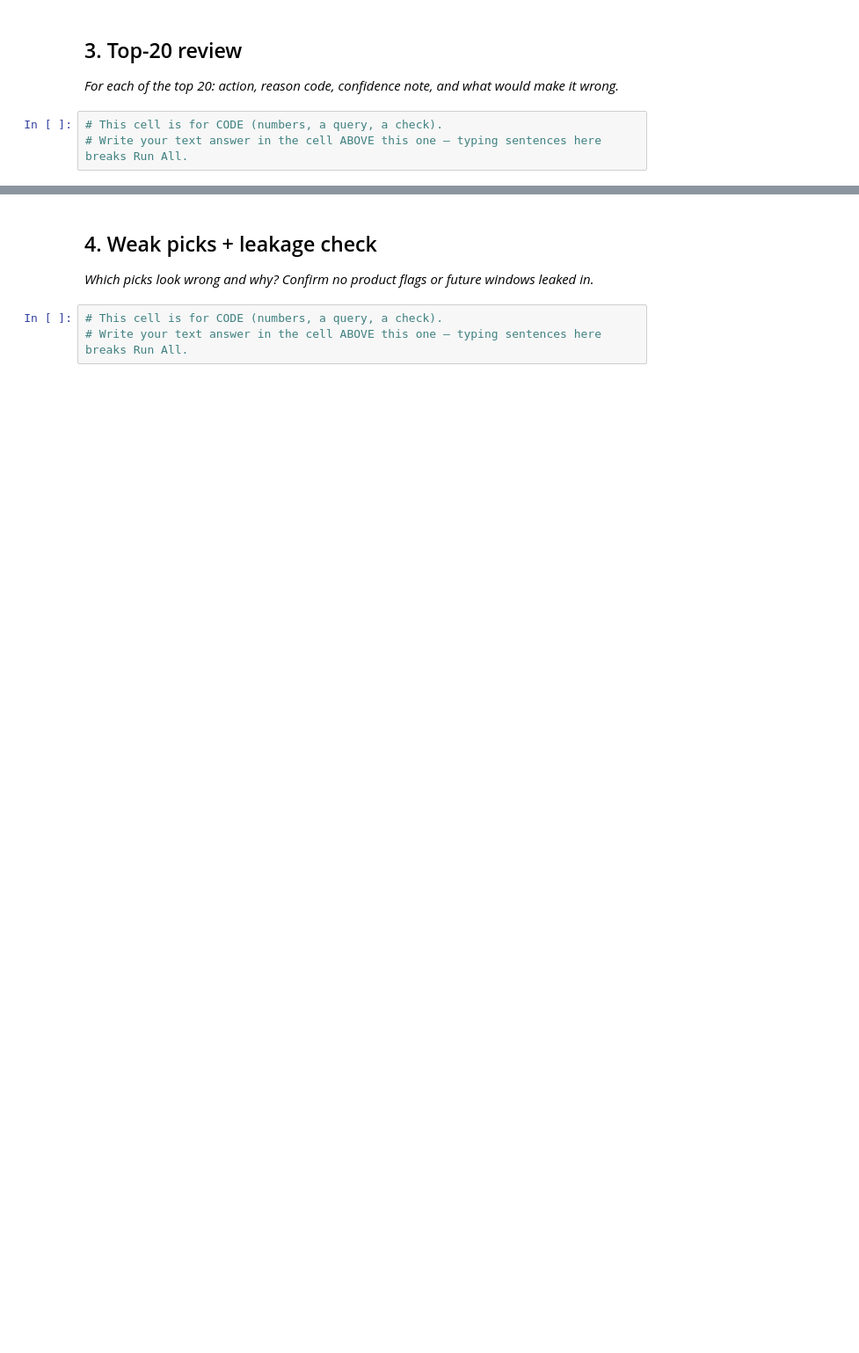
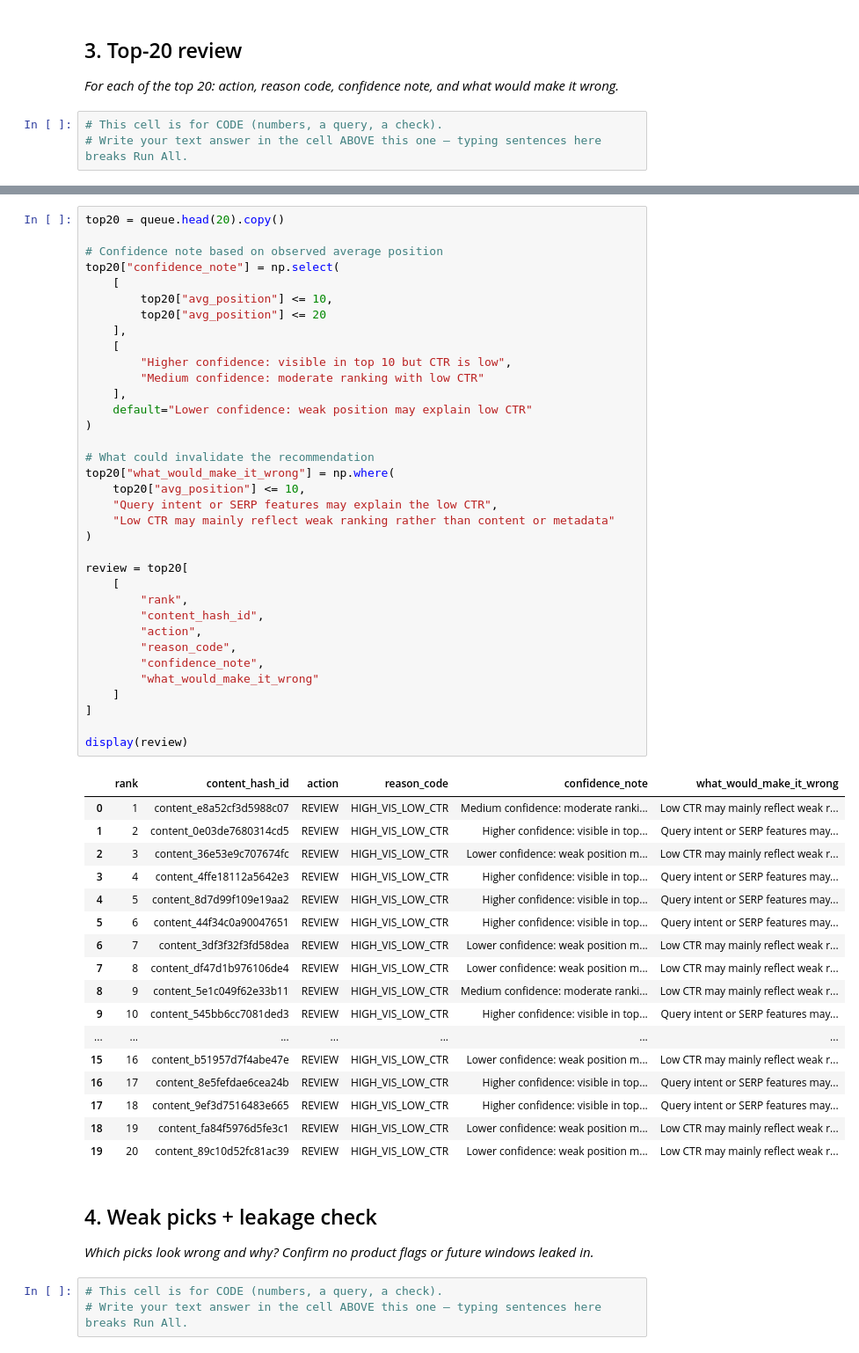
Before and after one commit to krishamerja1903/flyrank-ml-internship, a Jupyter notebook: work/notebooks/w04_baseline_score.ipynb, the cells around one changed output, grey strips where cells are left out. Shown at 88% size. Cells and saved outputs as stored; diff of their text form; blank space fills up the shorter version.

```diff
--- a/work/notebooks/w04_baseline_score.ipynb
+++ b/work/notebooks/w04_baseline_score.ipynb
@@ -30,3 +251,56 @@ This skeleton is yours to fill. Work the sections **in order** — each one has
+# %%
+top20 = queue.head(20).copy()
+
+# Confidence note based on observed average position
+top20["confidence_note"] = np.select(
+    [
+        top20["avg_position"] <= 10,
+        top20["avg_position"] <= 20
+    ],
+    [
+        "Higher confidence: visible in top 10 but CTR is low",
+        "Medium confidence: moderate ranking with low CTR"
+    ],
+    default="Lower confidence: weak position may explain low CTR"
+)
+
+# What could invalidate the recommendation
+top20["what_would_make_it_wrong"] = np.where(
+    top20["avg_position"] <= 10,
+    "Query intent or SERP features may explain the low CTR",
+    "Low CTR may mainly reflect weak ranking rather than content or metadata"
+)
+
+review = top20[
+    [
+        "rank",
+        "content_hash_id",
+        "action",
+        "reason_code",
+        "confidence_note",
+        "what_would_make_it_wrong"
+    ]
+]
+
+display(review)
+# %% [output]
+|  | rank | content_hash_id | action | reason_code | confidence_note | what_would_make_it_wrong |
+| 0 | 1 | content_e8a52cf3d5988c07 | REVIEW | HIGH_VIS_LOW_CTR | Medium confidence: moderate ranki... | Low CTR may mainly reflect weak r... |
+| 1 | 2 | content_0e03de7680314cd5 | REVIEW | HIGH_VIS_LOW_CTR | Higher confidence: visible in top... | Query intent or SERP features may... |
+| 2 | 3 | content_36e53e9c707674fc | REVIEW | HIGH_VIS_LOW_CTR | Lower confidence: weak position m... | Low CTR may mainly reflect weak r... |
+| 3 | 4 | content_4ffe18112a5642e3 | REVIEW | HIGH_VIS_LOW_CTR | Higher confidence: visible in top... | Query intent or SERP features may... |
+| 4 | 5 | content_8d7d99f109e19aa2 | REVIEW | HIGH_VIS_LOW_CTR | Higher confidence: visible in top... | Query intent or SERP features may... |
+| 5 | 6 | content_44f34c0a90047651 | REVIEW | HIGH_VIS_LOW_CTR | Higher confidence: visible in top... | Query intent or SERP features may... |
+| 6 | 7 | content_3df3f32f3fd58dea | REVIEW | HIGH_VIS_LOW_CTR | Lower confidence: weak position m... | Low CTR may mainly reflect weak r... |
+| 7 | 8 | content_df47d1b976106de4 | REVIEW | HIGH_VIS_LOW_CTR | Lower confidence: weak position m... | Low CTR may mainly reflect weak r... |
+| 8 | 9 | content_5e1c049f62e33b11 | REVIEW | HIGH_VIS_LOW_CTR | Medium confidence: moderate ranki... | Low CTR may mainly reflect weak r... |
+| 9 | 10 | content_545bb6cc7081ded3 | REVIEW | HIGH_VIS_LOW_CTR | Higher confidence: visible in top... | Query intent or SERP features may... |
+| ... | ... | ... | ... | ... | ... | ... |
+| 15 | 16 | content_b51957d7f4abe47e | REVIEW | HIGH_VIS_LOW_CTR | Lower confidence: weak position m... | Low CTR may mainly reflect weak r... |
+| 16 | 17 | content_8e5fefdae6cea24b | REVIEW | HIGH_VIS_LOW_CTR | Higher confidence: visible in top... | Query intent or SERP features may... |
+| 17 | 18 | content_9ef3d7516483e665 | REVIEW | HIGH_VIS_LOW_CTR | Higher confidence: visible in top... | Query intent or SERP features may... |
+| 18 | 19 | content_fa84f5976d5fe3c1 | REVIEW | HIGH_VIS_LOW_CTR | Lower confidence: weak position m... | Low CTR may mainly reflect weak r... |
+| 19 | 20 | content_89c10d52fc81ac39 | REVIEW | HIGH_VIS_LOW_CTR | Lower confidence: weak position m... | Low CTR may mainly reflect weak r... |
 # %% [markdown]
 ## 4. Weak picks + leakage check
 
```
Also changed, not shown: parts of 7 cells of this notebook.
